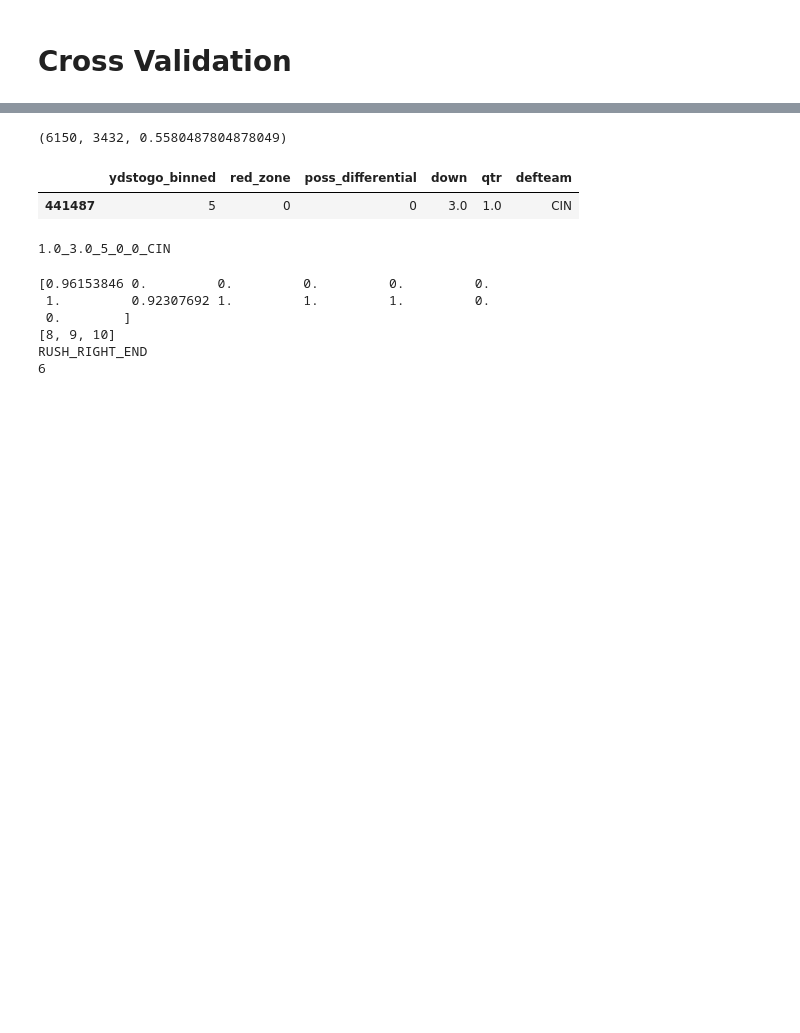
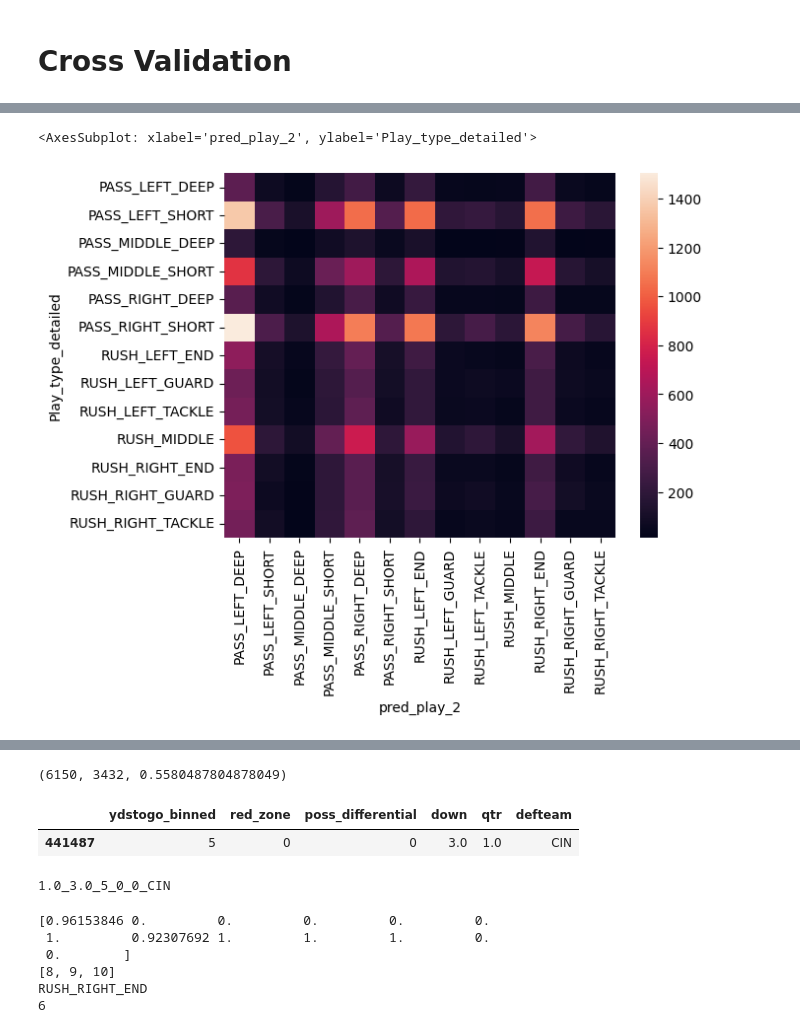
Before and after one commit to mchawla33/w210-capstone, a Jupyter notebook: notebooks/ContextualBandit_rewards_team.ipynb, the cells around one changed output, grey strips where cells are left out. Saved outputs shown, nothing was run; the diff lists cells and outputs as text; code cells hidden in the pictures; blank space fills up the shorter version.

```diff
--- a/notebooks/ContextualBandit_rewards_team.ipynb
+++ b/notebooks/ContextualBandit_rewards_team.ipynb
@@ -1403,0 +1424,6 @@ display(best_test_df[['Play_type_detailed', 'pred_play_1', 'pred_play_2', 'pred_
+# %%
+matrix_2 = pd.crosstab(best_test_df.Play_type_detailed, best_test_df.pred_play_2)
+sn.heatmap(matrix_2)
+# %% [output]
+<AxesSubplot: xlabel='pred_play_2', ylabel='Play_type_detailed'>
+[figure, added]
```
Also changed, not shown: parts of 19 cells of this notebook, 1 other file.
